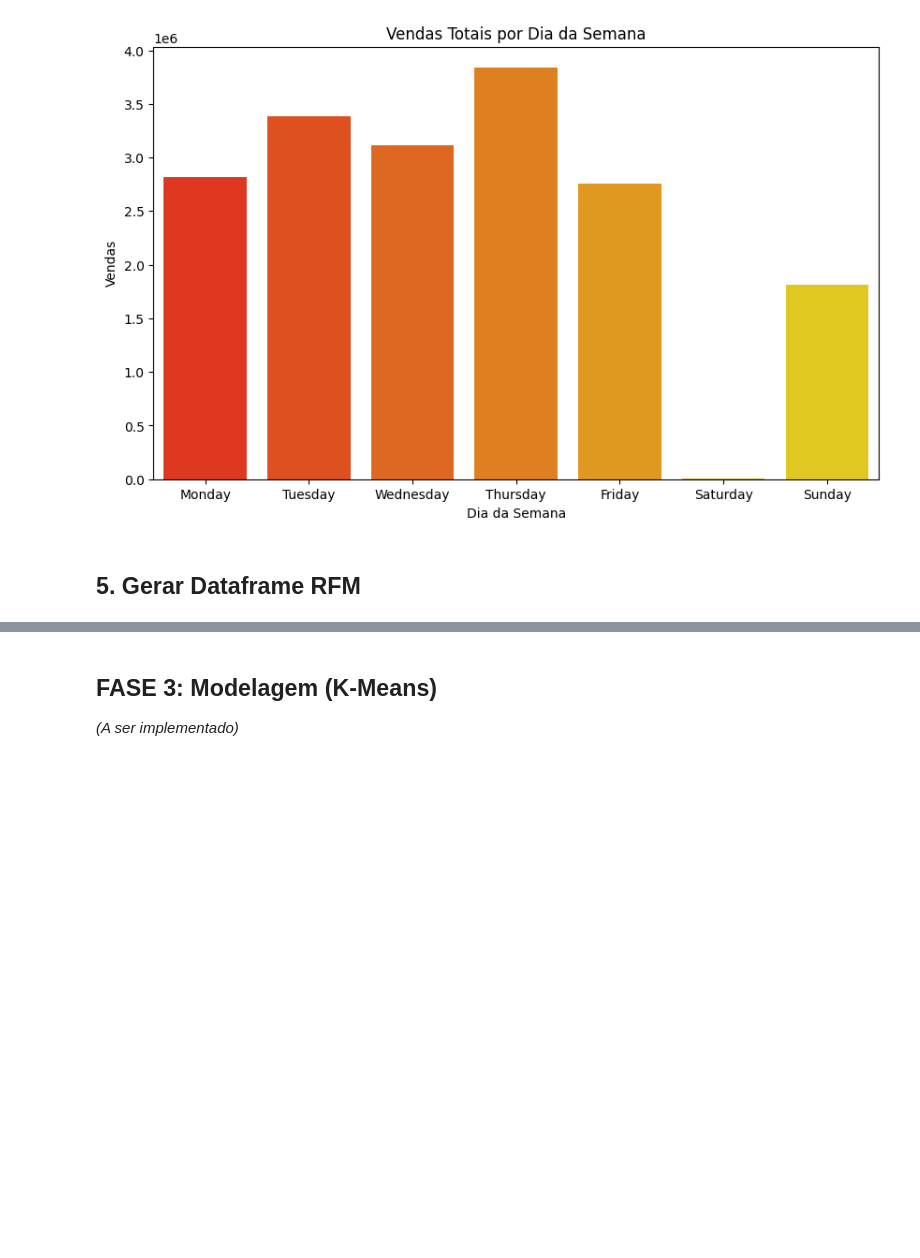
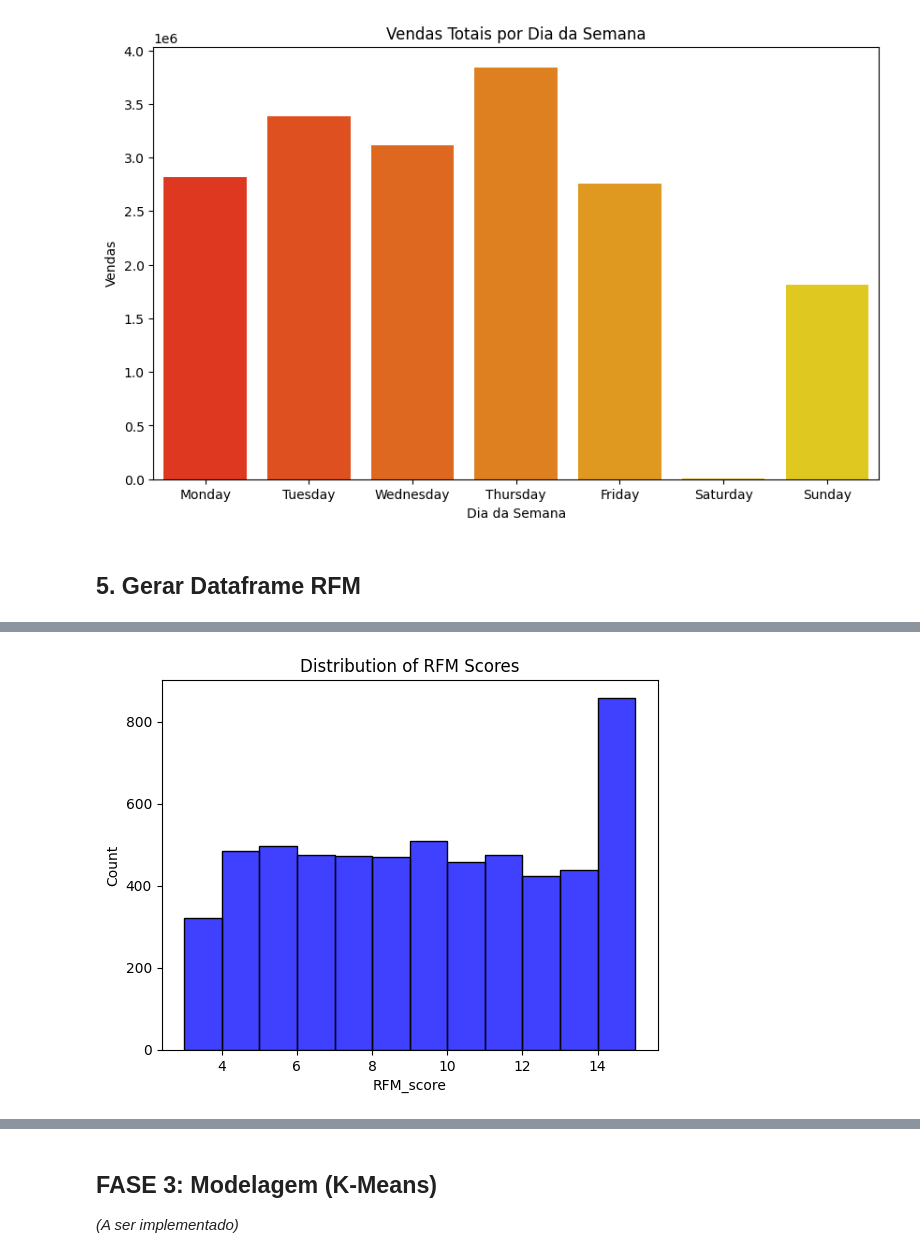
Before and after one commit to rafael-a-ribeiro/Portfolio, a Jupyter notebook: Segmentação RFM Marketing.ipynb, the cells around one changed output, grey strips where cells are left out. Cells and saved outputs as stored; diff of their text form; code cells hidden in the pictures; blank space fills up the shorter version.

```diff
--- a/Segmentação RFM Marketing.ipynb
+++ b/Segmentação RFM Marketing.ipynb
@@ -185,0 +182,12 @@ df_rfm.head()
+# %%
+# Scoring
+df_rfm['R_score'] = pd.qcut(df_rfm['Recency'], q=5, labels=[5, 4, 3, 2, 1])
+df_rfm['F_score'] = pd.qcut(df_rfm['Frequency'].rank(method='first'), q=5, labels=[1, 2, 3, 4, 5])
+df_rfm['M_score'] = pd.qcut(df_rfm['Monetary'], q=5, labels=[1, 2, 3, 4, 5])
+df_rfm['RFM_score'] = df_rfm[['R_score', 'F_score', 'M_score']].astype(int).sum(axis=1)
+# %%
+sns.histplot(df_rfm["RFM_score"], bins=12, color="blue")
+plt.title("Distribution of RFM Scores")
+plt.show()
+# %% [output]
+[figure, added]
```
Also changed, not shown: parts of 21 cells of this notebook, 2 other files.
